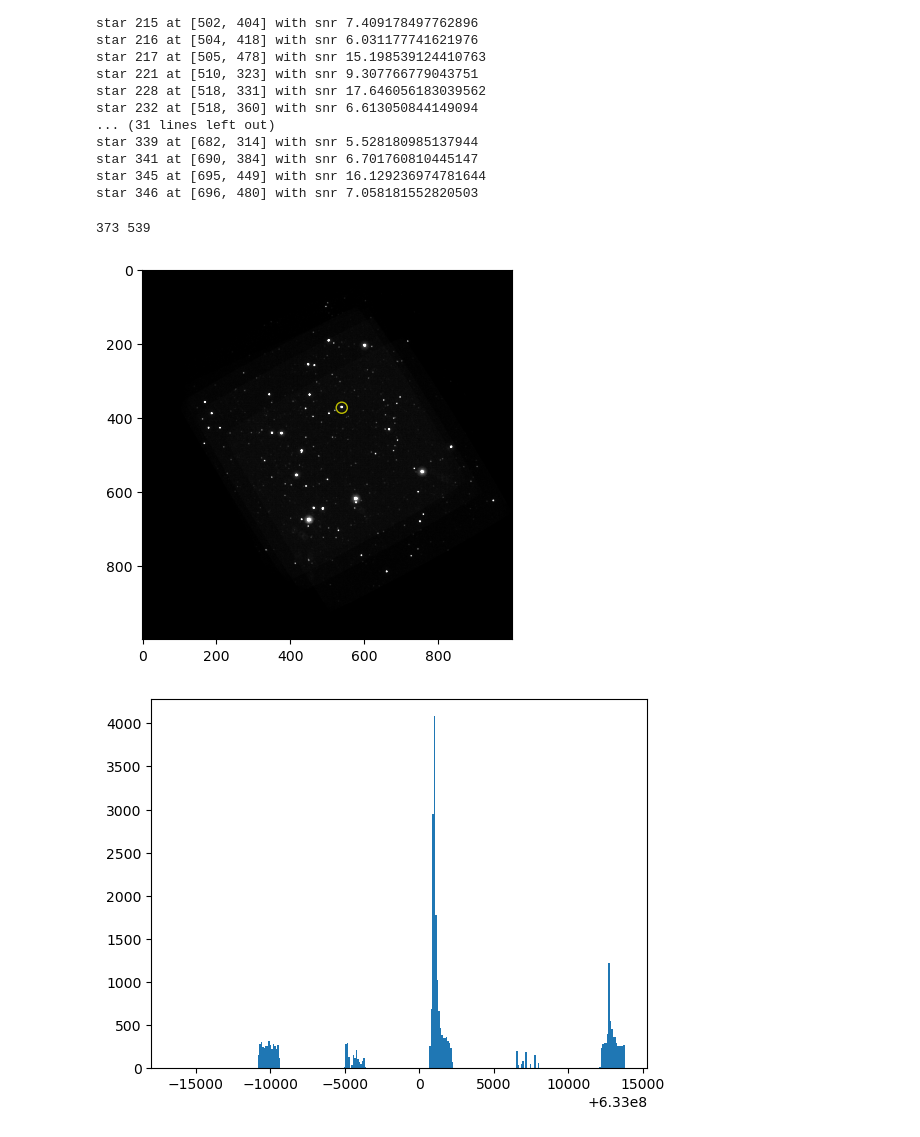
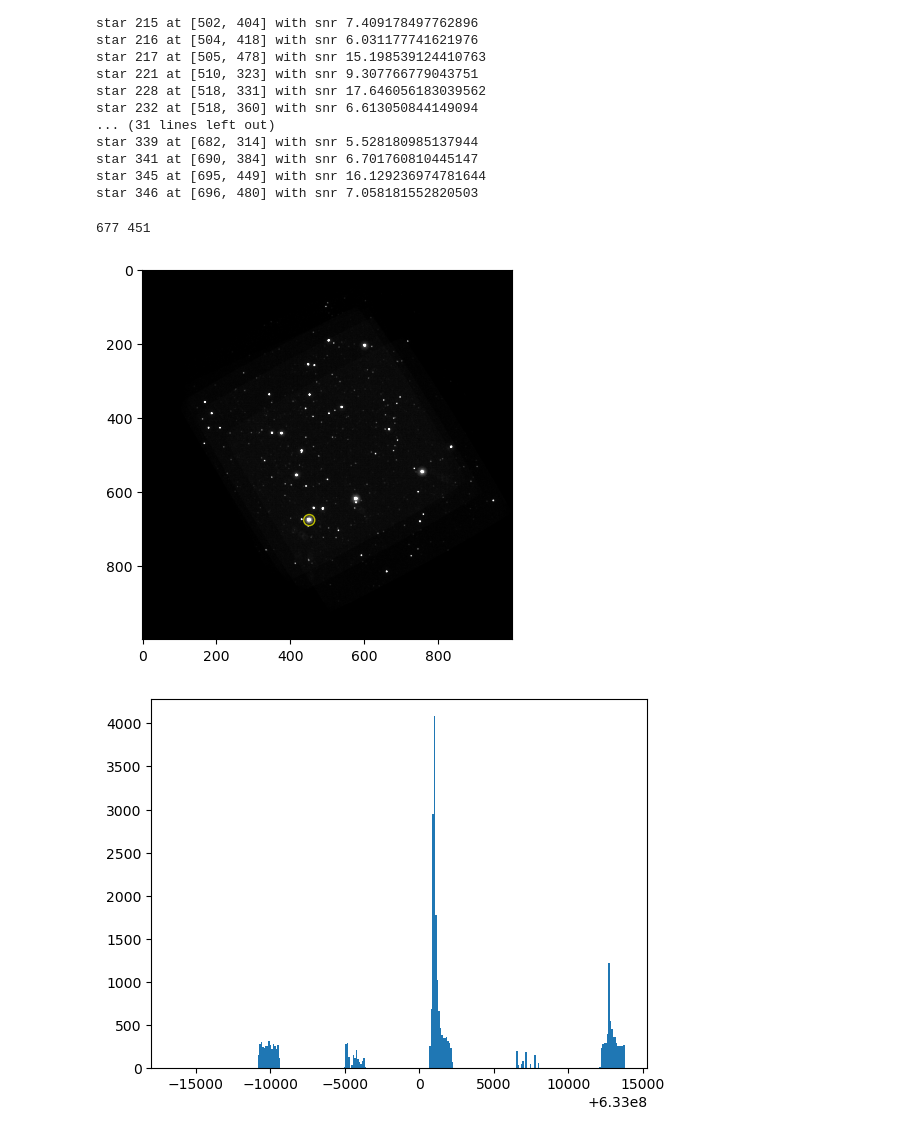
Before and after one commit to saphiooo/counting_stars, a Jupyter notebook: swift_uvot_events.ipynb, the cells around one changed output. Drawn from its saved outputs; the diff is of its cells as text; code cells hidden in the pictures.

Commit message:
SNR visualization for image detection, graph generation for slides/paper

```diff
--- a/swift_uvot_events.ipynb
+++ b/swift_uvot_events.ipynb
@@ -237,7 +237,7 @@ def calcStarRatio (testImg, x, y):
 
     ## catch divide-by-zero (preventative)
     if (total_noise == 0):
-        total_noise = 0.01
+        total_noise = 1
 
     return signal/total_noise
 # %%
@@ -839,10 +855,10 @@ star 341 at [690, 384] with snr 6.701760810445147
 star 345 at [695, 449] with snr 16.129236974781644
 star 346 at [696, 480] with snr 7.058181552820503
 # %%
-starList.displayStar(109, mode='whole')
+starList.displayStar(333, mode='whole')
 # %% [output]
-373 539
+677 451
-[figure, old version]
+[figure, new version]
 # %%
 timeData = getData(stars[109])
 plt.hist(timeData['TIME'], bins=300)
```
Also changed, not shown: parts of 8 cells of this notebook.
